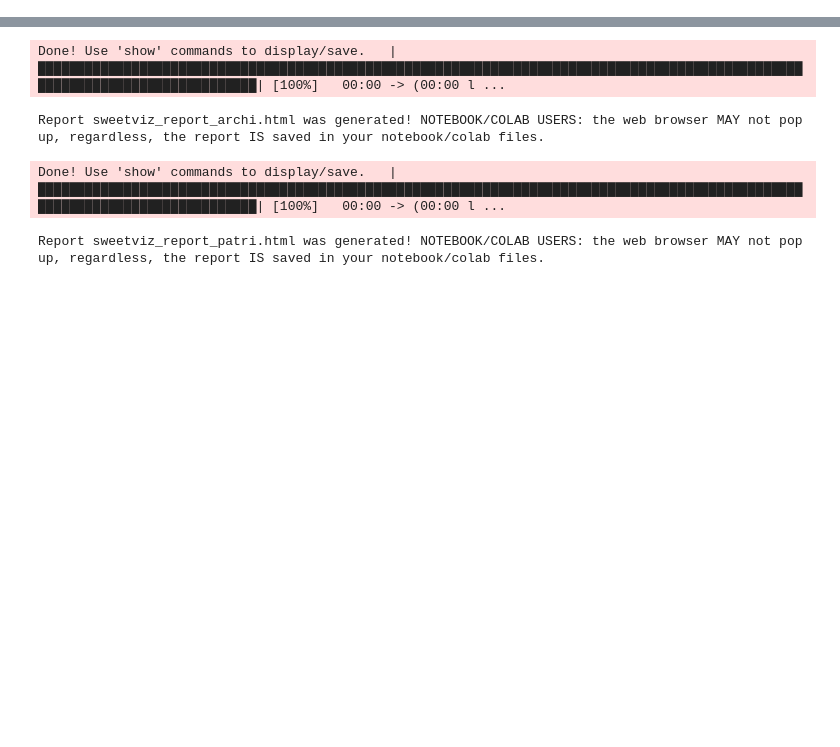
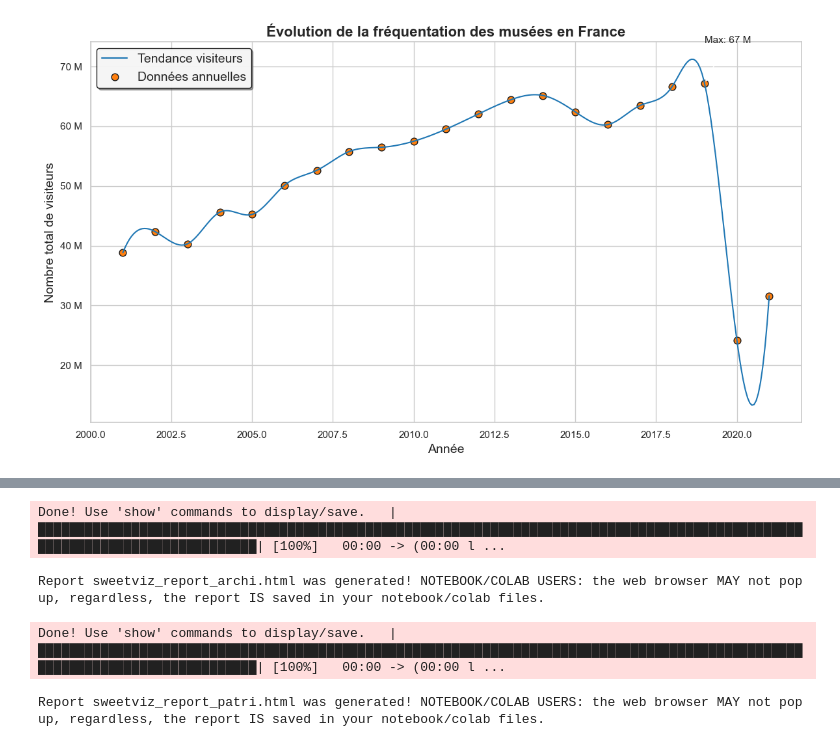
Before and after one commit to SandraRiner/offre_culturelle, a Jupyter notebook: notebook/dataexploration.ipynb, the cells around one changed output, grey strips where cells are left out. Saved outputs shown, nothing was run; the diff lists cells and outputs as text; code cells hidden in the pictures; blank space fills up the shorter version.

```diff
--- a/notebook/dataexploration.ipynb
+++ b/notebook/dataexploration.ipynb
@@ -41,0 +284,20 @@ df_archi.head(2)
+# %%
+
+
+
+
+
+
+# Bar chart horizontal du top 10
+ax_bar = fig.add_subplot(gs[1])
+ax_bar.barh(top10['nom'], top10['visiteurs'] / 1_000_000, color='steelblue')
+ax_bar.invert_yaxis()
+ax_bar.set_xlabel("Millions de visiteurs")
+ax_bar.set_title("Top 10 régions les plus visitées", fontsize=16, fontweight='bold')
+
+# Ajouter les valeurs à côté des barres
+for i, val in enumerate(top10['visiteurs'] / 1_000_000):
+    ax_bar.text(val + 0.05, i, f"{val:.2f} M", va='center', fontsize=9)
+
+plt.tight_layout()
+plt.show()
@@ -41,0 +455,39 @@ df_archi.head(2)
+# %%
+import matplotlib.pyplot as plt
+from matplotlib.ticker import FuncFormatter
+
+plt.figure(figsize=(12, 7))
+plt.plot(x_new, y_smooth, color='#1f77b4', label='Tendance visiteurs')
+plt.scatter(x, y, color='#ff7f0e', edgecolor='k', s=60, label='Données annuelles')
+
+# Annotations max en millions
+max_idx = y.idxmax()
+plt.annotate(
+    f'Max: {y[max_idx]/1_000_000:.0f} M',
+    xy=(x[max_idx], y[max_idx]),
+    xytext=(x[max_idx], y[max_idx] * 1.1),
+    arrowprops=dict(facecolor='black', arrowstyle='->'),
+    fontsize=11
+)
+
+# Formater l'axe Y en millions
+formatter = FuncFormatter(lambda val, _: f'{val/1_000_000:.0f} M')
+plt.gca().yaxis.set_major_formatter(formatter)
+
+plt.title("Évolution de la fréquentation des musées en France", fontsize=16, weight='bold')
+plt.xlabel("Année", fontsize=14)
+plt.ylabel("Nombre total de visiteurs", fontsize=14)
+
+plt.legend(
+    fontsize=14,
+    frameon=True,
+    shadow=True,
+    framealpha=0.9,
+    edgecolor='black',
+    loc='best'
+)
+
+plt.tight_layout()
+plt.show()
+# %% [output]
+[figure, added]
```
Also changed, not shown: parts of 54 cells of this notebook, 8 other files.
